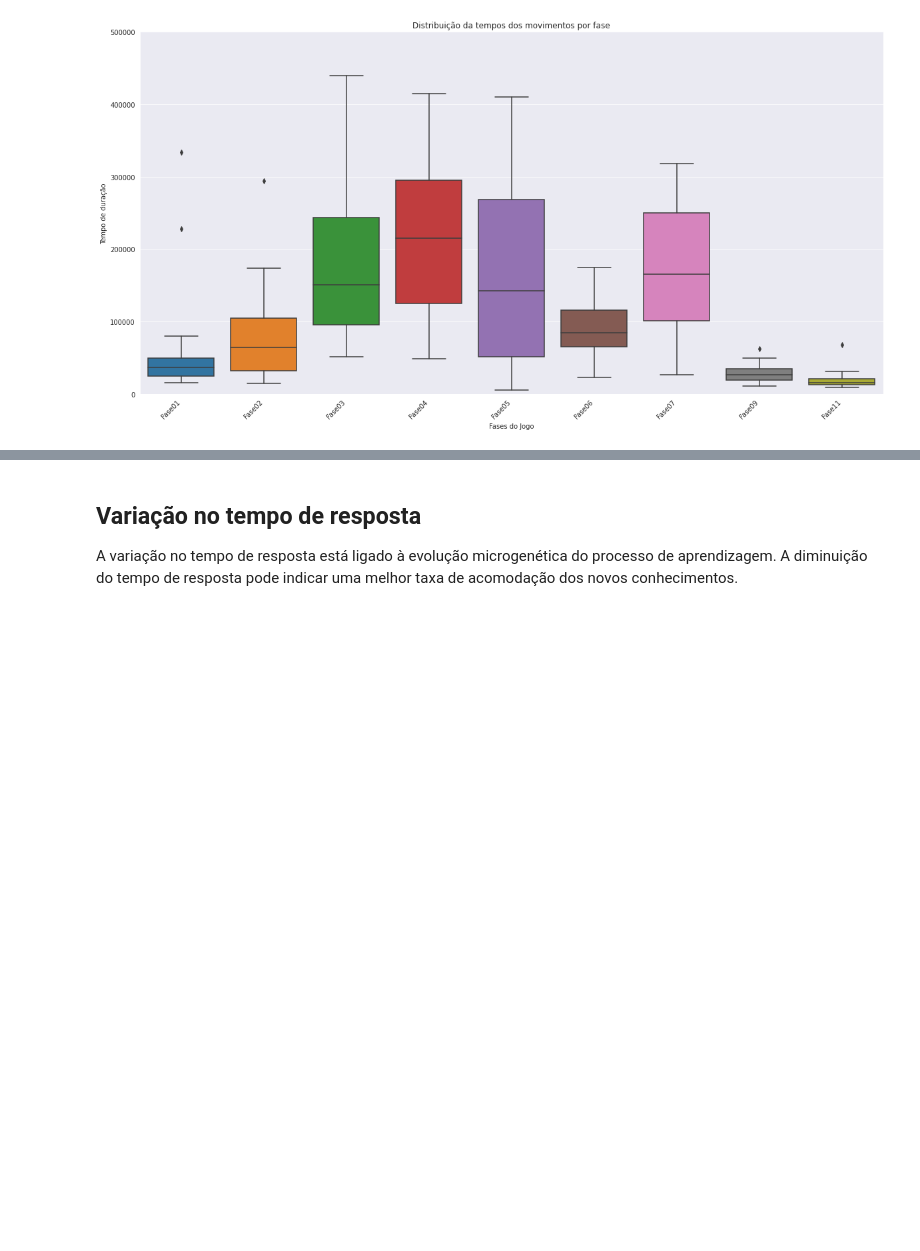
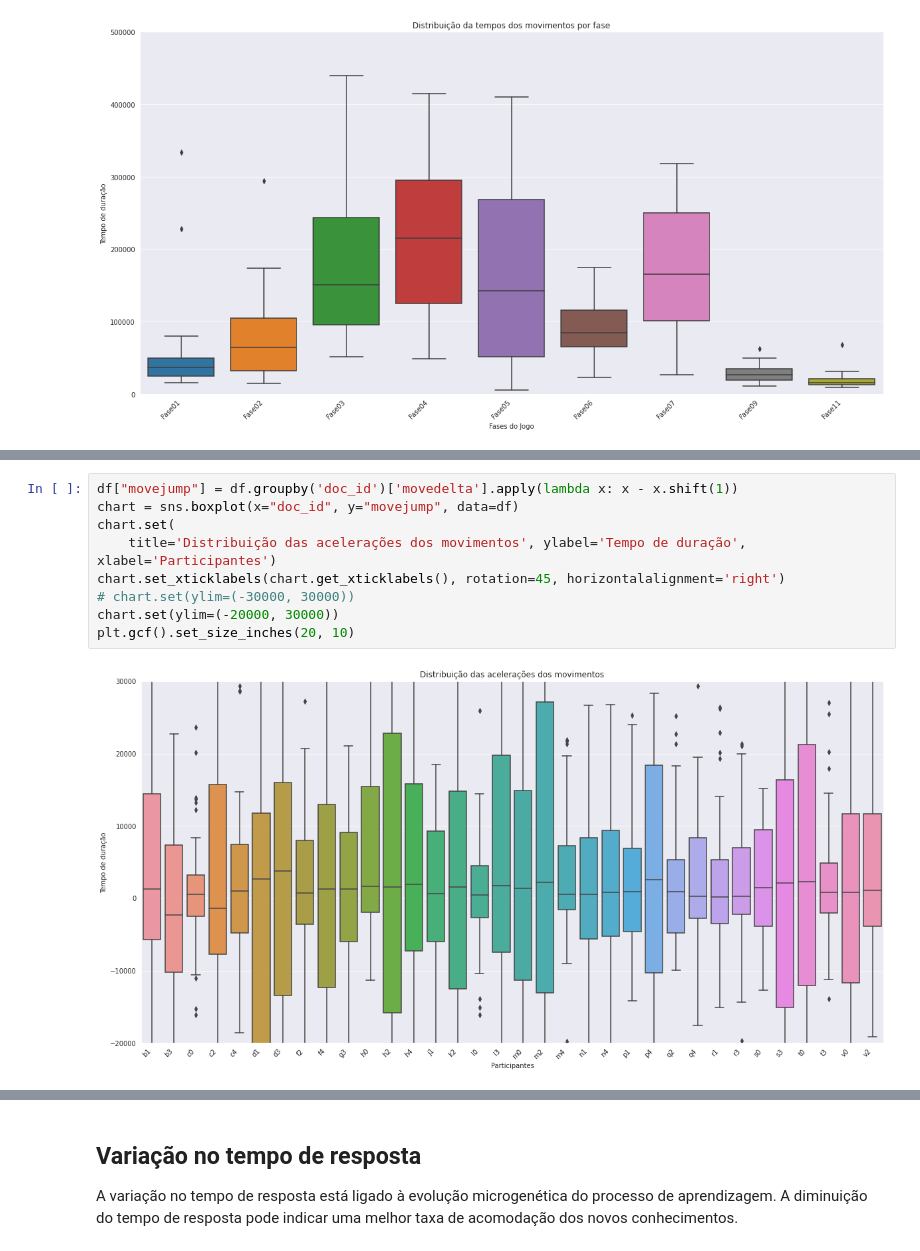
Before and after one commit to labase/data_edu, a Jupyter notebook: ipnb/organelas.ipynb, the cells around one changed output, grey strips where cells are left out. Saved outputs shown, nothing was run; the diff lists cells and outputs as text; blank space fills up the shorter version.

```diff
--- a/ipnb/organelas.ipynb
+++ b/ipnb/organelas.ipynb
@@ -230,0 +274,11 @@ ds
+# %%
+df["movejump"] = df.groupby('doc_id')['movedelta'].apply(lambda x: x - x.shift(1))
+chart = sns.boxplot(x="doc_id", y="movejump", data=df)
+chart.set(
+    title='Distribuição das acelerações dos movimentos', ylabel='Tempo de duração', xlabel='Participantes')
+chart.set_xticklabels(chart.get_xticklabels(), rotation=45, horizontalalignment='right')
+# chart.set(ylim=(-30000, 30000))
+chart.set(ylim=(-20000, 30000))
+plt.gcf().set_size_inches(20, 10)
+# %% [output]
+[figure, added]
```
Also changed, not shown: parts of 26 cells of this notebook, 1 other file.
